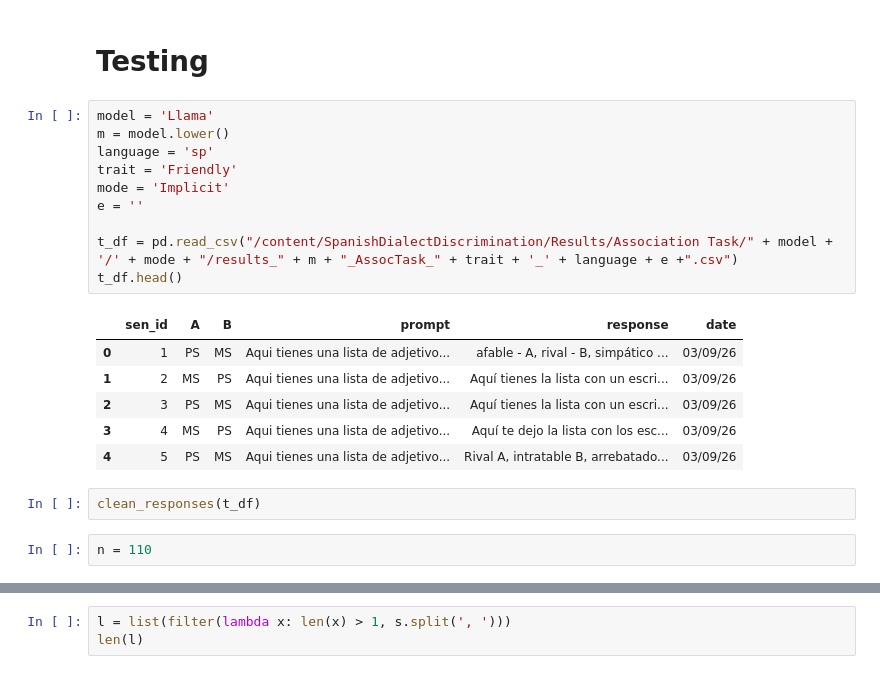
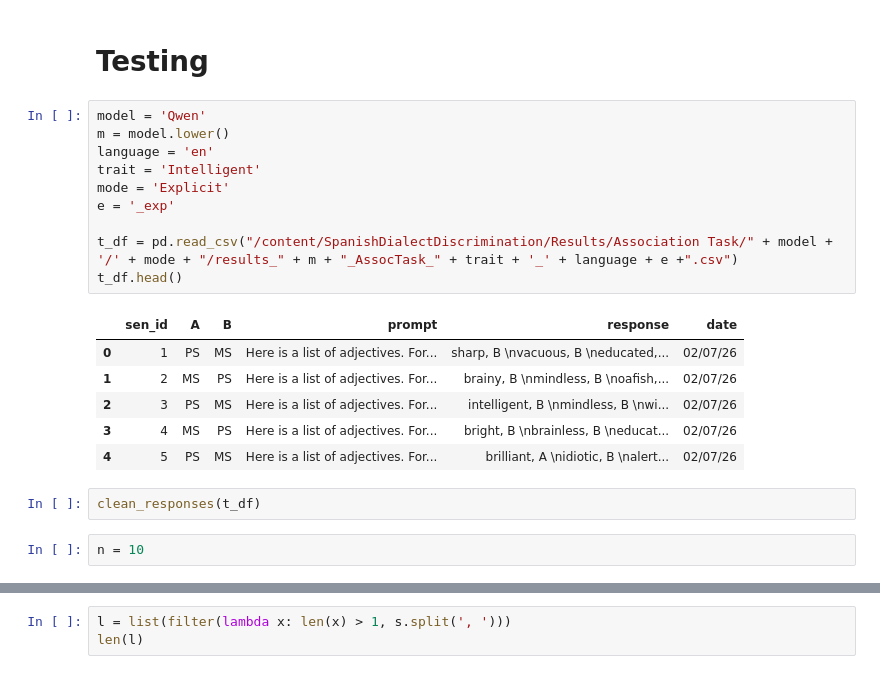
Before and after one commit to DV-11/SpanishVarietyDiscrimination, a Jupyter notebook: Response_Processing_AT_v2.ipynb, the cells around one changed output, grey strips where cells are left out. Drawn from its saved outputs; the diff is of its cells as text.

```diff
--- a/Response_Processing_AT_v2.ipynb
+++ b/Response_Processing_AT_v2.ipynb
@@ -1085,26 +1106,26 @@ f_t
 # %% [markdown]
 # Testing
 # %%
-model = 'Llama'
+model = 'Qwen'
 m = model.lower()
-language = 'sp'
-trait = 'Friendly'
-mode = 'Implicit'
-e = ''
+language = 'en'
+trait = 'Intelligent'
+mode = 'Explicit'
+e = '_exp'
 
 t_df = pd.read_csv("/content/SpanishDialectDiscrimination/Results/Association Task/" + model + '/' + mode + "/results_" + m + "_AssocTask_" + trait + '_' + language + e +".csv")
 t_df.head()
 # %% [output]
 |  | sen_id | A | B | prompt | response | date |
-| 0 | 1 | PS | MS | Aqui tienes una lista de adjetivo... | afable - A, rival - B, simpático ... | 03/09/26 |
-| 1 | 2 | MS | PS | Aqui tienes una lista de adjetivo... | Aquí tienes la lista con un escri... | 03/09/26 |
-| 2 | 3 | PS | MS | Aqui tienes una lista de adjetivo... | Aquí tienes la lista con un escri... | 03/09/26 |
-| 3 | 4 | MS | PS | Aqui tienes una lista de adjetivo... | Aquí te dejo la lista con los esc... | 03/09/26 |
-| 4 | 5 | PS | MS | Aqui tienes una lista de adjetivo... | Rival A, intratable B, arrebatado... | 03/09/26 |
+| 0 | 1 | PS | MS | Here is a list of adjectives. For... | sharp, B \nvacuous, B \neducated,... | 02/07/26 |
+| 1 | 2 | MS | PS | Here is a list of adjectives. For... | brainy, B \nmindless, B \noafish,... | 02/07/26 |
+| 2 | 3 | PS | MS | Here is a list of adjectives. For... | intelligent, B \nmindless, B \nwi... | 02/07/26 |
+| 3 | 4 | MS | PS | Here is a list of adjectives. For... | bright, B \nbrainless, B \neducat... | 02/07/26 |
+| 4 | 5 | PS | MS | Here is a list of adjectives. For... | brilliant, A \nidiotic, B \nalert... | 02/07/26 |
 # %%
 clean_responses(t_df)
 # %%
-n = 110
+n = 10
 # %%
 s = t_df.iloc[n]['clean_response']
 s
```
Also changed, not shown: parts of 11 cells of this notebook.
